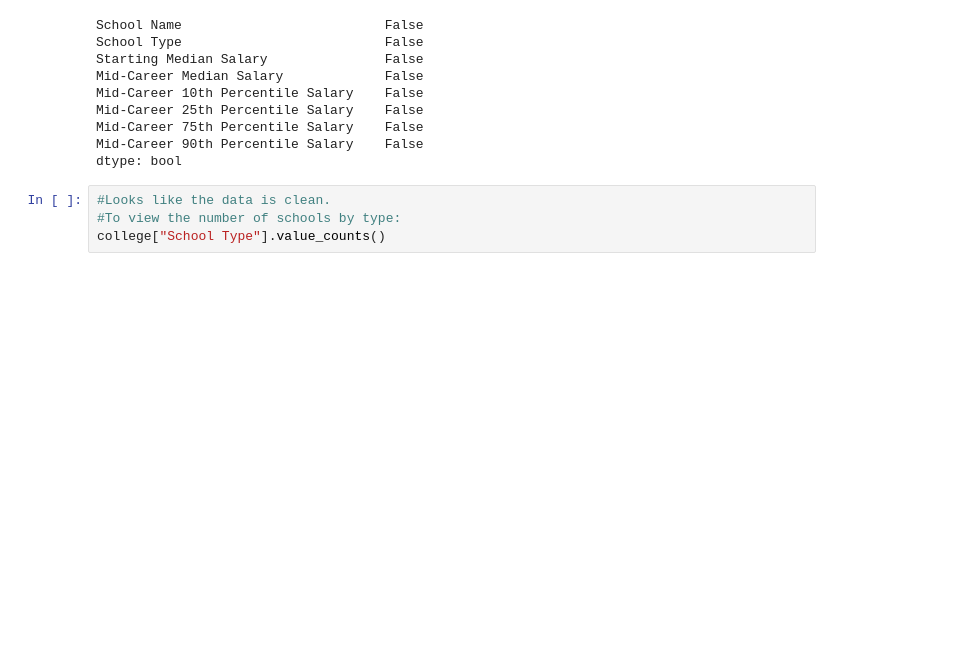
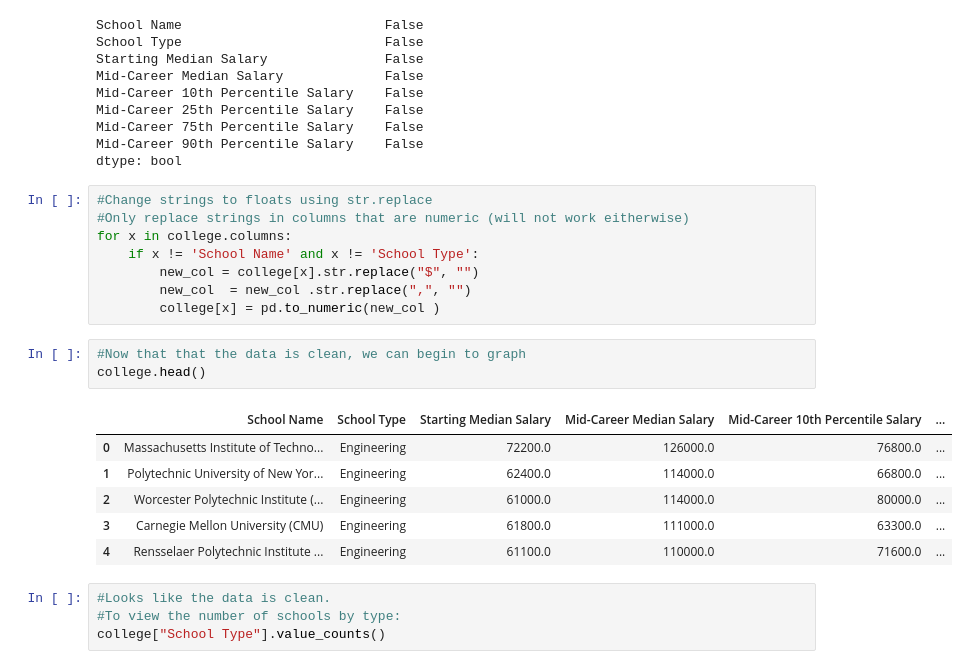
Before and after one commit to kstaud85/dvproject2, a Jupyter notebook: Project2DataVisual(2).ipynb, the cells around one changed output. Cells and saved outputs as stored; diff of their text form; blank space fills up the shorter version.

```diff
--- a/Project2DataVisual(2).ipynb
+++ b/Project2DataVisual(2).ipynb
@@ -65,6 +65,24 @@ Mid-Career 25th Percentile Salary    False
 Mid-Career 75th Percentile Salary    False
 Mid-Career 90th Percentile Salary    False
 dtype: bool
+# %%
+#Change strings to floats using str.replace
+#Only replace strings in columns that are numeric (will not work eitherwise)
+for x in college.columns:
+    if x != 'School Name' and x != 'School Type':
+        new_col = college[x].str.replace("$", "")
+        new_col  = new_col .str.replace(",", "")
+        college[x] = pd.to_numeric(new_col )
+# %%
+#Now that that the data is clean, we can begin to graph
+college.head()
+# %% [output]
+|  | School Name | School Type | Starting Median Salary | Mid-Career Median Salary | Mid-Career 10th Percentile Salary | ... |
+| 0 | Massachusetts Institute of Techno... | Engineering | 72200.0 | 126000.0 | 76800.0 | ... |
+| 1 | Polytechnic University of New Yor... | Engineering | 62400.0 | 114000.0 | 66800.0 | ... |
+| 2 | Worcester Polytechnic Institute (... | Engineering | 61000.0 | 114000.0 | 80000.0 | ... |
+| 3 | Carnegie Mellon University (CMU) | Engineering | 61800.0 | 111000.0 | 63300.0 | ... |
+| 4 | Rensselaer Polytechnic Institute ... | Engineering | 61100.0 | 110000.0 | 71600.0 | ... |
 # %%
 #Looks like the data is clean.
 #To view the number of schools by type:
```
Also changed, not shown: parts of 2 cells of this notebook, 4 other files.
